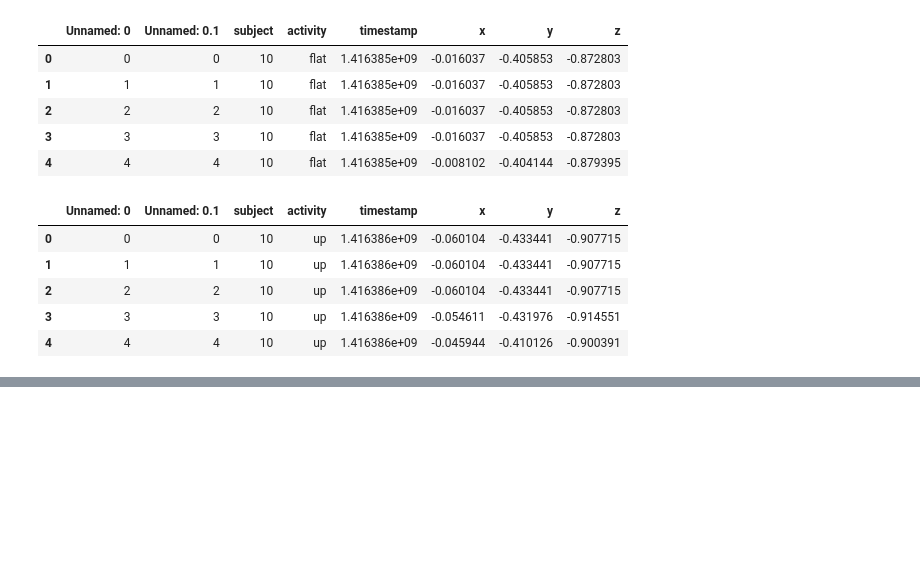
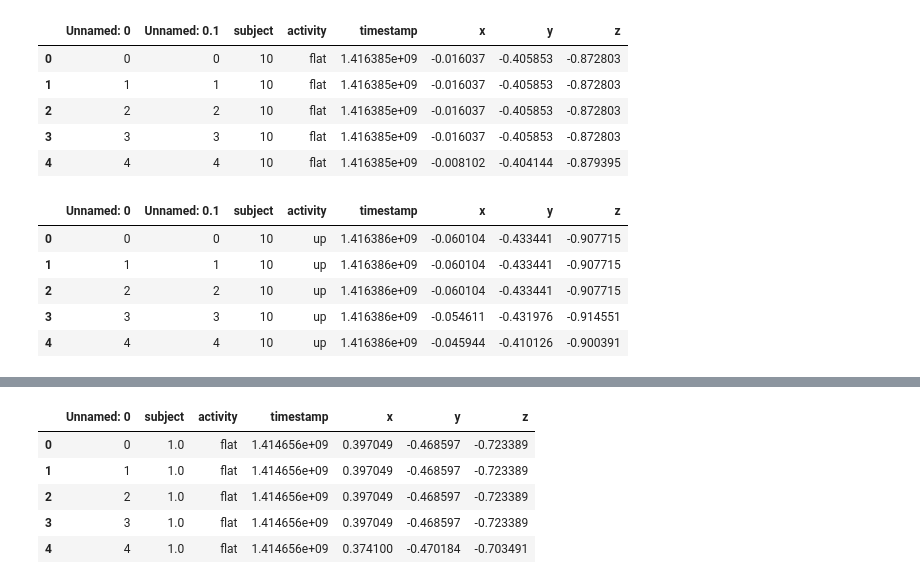
Before and after one commit to technicakidz/work_py, a Jupyter notebook: DFreshape_common.ipynb, the cells around one changed output, grey strips where cells are left out. Saved outputs shown, nothing was run; the diff lists cells and outputs as text; code cells hidden in the pictures; blank space fills up the shorter version.

```diff
--- a/DFreshape_common.ipynb
+++ b/DFreshape_common.ipynb
@@ -678,0 +760,9 @@ raw.head()
+# %%
+total.head()
+# %% [output]
+|  | Unnamed: 0 | subject | activity | timestamp | x | y | z |
+| 0 | 0 | 1.0 | flat | 1.414656e+09 | 0.397049 | -0.468597 | -0.723389 |
+| 1 | 1 | 1.0 | flat | 1.414656e+09 | 0.397049 | -0.468597 | -0.723389 |
+| 2 | 2 | 1.0 | flat | 1.414656e+09 | 0.397049 | -0.468597 | -0.723389 |
+| 3 | 3 | 1.0 | flat | 1.414656e+09 | 0.397049 | -0.468597 | -0.723389 |
+| 4 | 4 | 1.0 | flat | 1.414656e+09 | 0.374100 | -0.470184 | -0.703491 |
```
Also changed, not shown: parts of 11 cells of this notebook.
